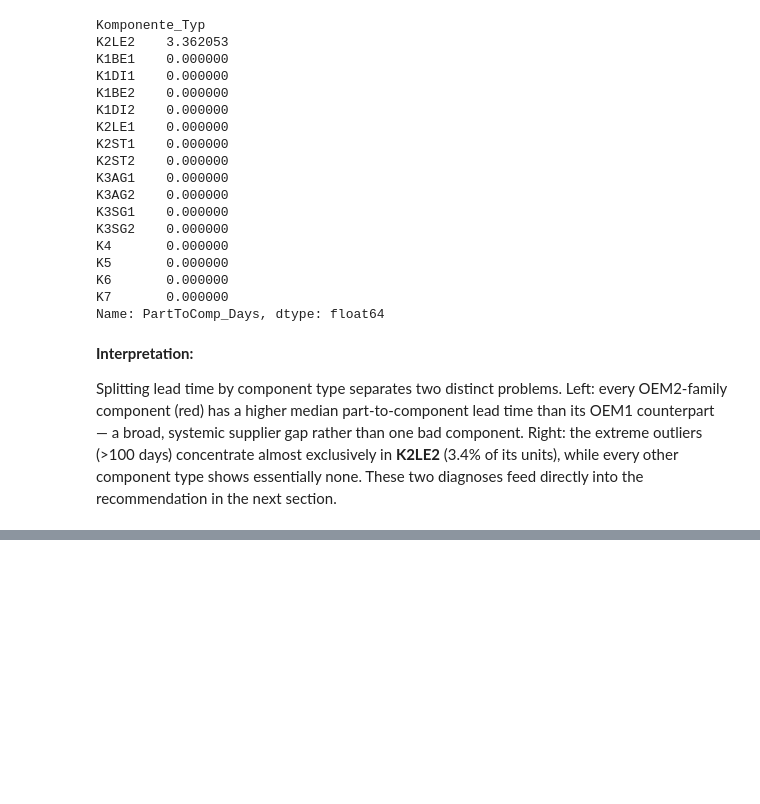
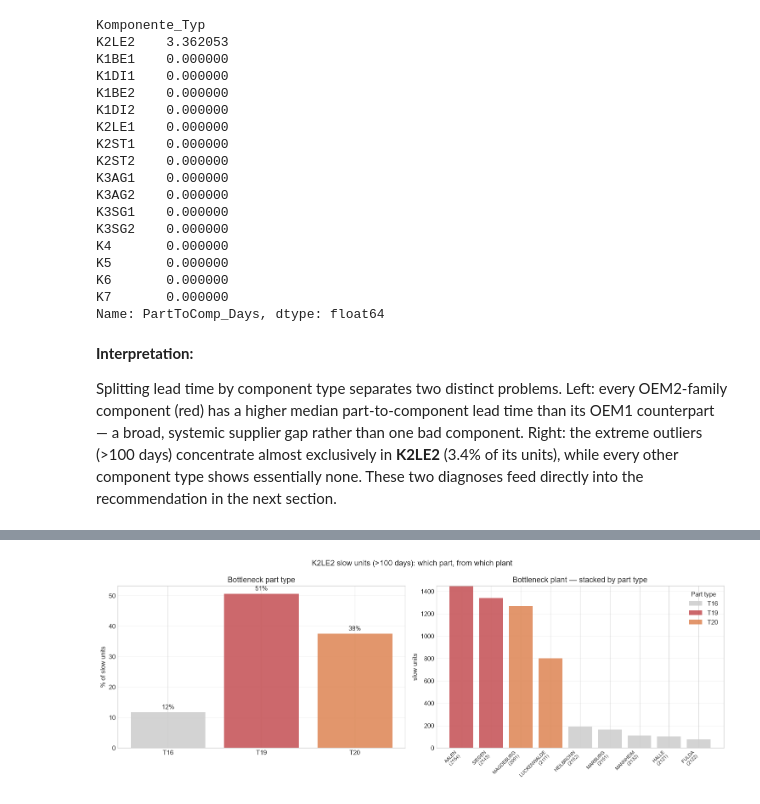
Before and after one commit to Khurram1102/Group_40_IEDA, a Jupyter notebook: SoSe26_Case_Study_Group_40/SoSe26_Case_Study_Group_40.ipynb, the cells around one changed output, grey strips where cells are left out. Cells and saved outputs as stored; diff of their text form; code cells hidden in the pictures; blank space fills up the shorter version.

```diff
--- a/SoSe26_Case_Study_Group_40/SoSe26_Case_Study_Group_40.ipynb
+++ b/SoSe26_Case_Study_Group_40/SoSe26_Case_Study_Group_40.ipynb
@@ -684,7 +923,7 @@ Defect rate after propagation (own flag OR any installed part defective): 39.4%
 Every part ID referenced in the 16 component BOM files was matched to a cleaned part record — **zero unmatched lookups, zero dropped or duplicated rows** (row counts equal BOM row counts for all 16 merges), and zero negative part-to-component lead times, which would be physically impossible and would indicate a date-parsing error. The defect-propagation output also confirms why the brief's rule matters: the component defect rate rises substantially once defective *installed parts* are counted, meaning most flagged components are defective due to a part inside them rather than their own assembly.
 # %%
 # =====================================================================
-# 7. MERGE COMPONENTS -> VEHICLES AND COMPUTE THE FINAL LEAD-TIME TABLE
+# 9. MERGE COMPONENTS -> VEHICLES AND COMPUTE THE FINAL LEAD-TIME TABLE
 # =====================================================================
 
 # Verified per-file: delimiter and date encoding both vary by vehicle type,
@@ -755,7 +994,18 @@ assert (final_data['LeadTime_Total_Days'] < 0).sum() == 0, 'a vehicle cannot be
 assert (final_data['Stage1_PartsToLastComponent_Days'] < 0).sum() == 0
 assert (final_data['Stage2_ComponentToVehicle_Days'] < 0).sum() == 0
 
+# --- Attach registration location + date (single validated join) ---
+# location_lookup is keyed by IDNummer (= ID_Fahrzeug here). m:1 guarantees
+# the join cannot inflate rows; the assert is the seatbelt.
+n_before = len(final_data)
+final_data = final_data.merge(
+    location_lookup, left_on='ID_Fahrzeug', right_on='IDNummer', how='left', validate='m:1')
+final_data = final_data.drop(columns='IDNummer')   # redundant after join
+assert len(final_data) == n_before, 'geo merge changed the row count'
+geo_null = final_data['Zulassung_lat'].isna().mean()
+
 print(f"\nFinal dataset: {len(final_data):,} vehicles, 0 duplicates, 0 negative lead times at any stage.")
+print(f"Geo attached: {geo_null:.4%} of vehicles ungeolocated (expected ~0.008%, the SEEG town).")
 print(f"Vehicle defect rate before propagation (own flag only): {final_data['Fehlerhaft_Own'].mean():.1%}")
 print(f"Vehicle defect rate after full propagation (own OR any component/part defective): {final_data['Fahrzeug_Fehlerhaft_Final'].mean():.1%}")
 final_data.to_csv('data/SoSe26_Case_Study_finalData_Group_40.csv', index=False)
@@ -901,0 +1143,61 @@ Splitting lead time by component type separates two distinct problems. Left: eve
+# %%
+# =====================================================================
+# 12. PART-LEVEL DIAGNOSIS: Trace slow K2LE2 units back to their oldest (bottleneck) part
+# =====================================================================
+
+k2le2_parts = ['T16', 'T19', 'T20']   # the 3 parts feeding K2LE2 (from K_TO_T)
+parts = pd.concat([pd.read_pickle(f'data/cleaned/Einzelteil_{t}.pkl').assign(Part_Typ=t)
+                   for t in k2le2_parts], ignore_index=True)
+
+# Rebuild the K2LE2 BOM: which part sits in which K2LE2 component
+bom = pd.read_csv('data/Bestandteile_Komponente_K2LE2.csv', sep=';')
+bom.columns = [c.strip() for c in bom.columns]
+long = (bom[['ID_K2LE2'] + [f'ID_{t}' for t in k2le2_parts]]
+        .melt(id_vars='ID_K2LE2', value_name='PartID')[['ID_K2LE2', 'PartID']].dropna()
+        .merge(parts, left_on='PartID', right_on='IDNummer', how='left'))
+
+# Slow = the >100-day tail; for each slow unit, find its OLDEST part (the bottleneck)
+slow_ids = set(comp_full_all.query("Komponente_Typ == 'K2LE2' and PartToComp_Days > 100")['Komponente_ID'])
+long['is_slow'] = long['ID_K2LE2'].isin(slow_ids)
+slow = long[long['is_slow']]
+oldest = slow.loc[slow.groupby('ID_K2LE2')['Produktionsdatum'].idxmin()]
+
+# Plant number -> town name, via the Tier2 geodata
+tier2 = pd.read_pickle('data/cleaned/Geodaten_Tier2_Werke.pkl')
+plant_names = dict(zip(tier2['Werk'].astype(str), tier2['Ort']))
+
+part_colors = {'T16': '#CCCCCC', 'T19': '#C44E52', 'T20': '#DD8452'}
+
+fig, axes = plt.subplots(1, 2, figsize=(15, 5.5))
+fig.suptitle('K2LE2 slow units (>100 days): which part, from which plant', fontsize=13)
+
+# Panel 1: which part type is the bottleneck
+by_type = oldest['Part_Typ'].value_counts(normalize=True).mul(100).reindex(k2le2_parts)
+axes[0].bar(by_type.index, by_type.values, color=[part_colors[t] for t in by_type.index], alpha=0.85)
+for i, v in enumerate(by_type.values):
+    axes[0].text(i, v + 1, f'{v:.0f}%', ha='center')
+axes[0].set_ylabel('% of slow units'); axes[0].set_title('Bottleneck part type'); axes[0].grid(axis='y', alpha=0.3)
+
+# Panel 2: top plants, each bar stacked by which part type it supplied
+top_plants = oldest['Werksnummer'].astype('Int64').value_counts().head(9).index
+pivot = (oldest[oldest['Werksnummer'].astype('Int64').isin(top_plants)]
+         .assign(Werksnummer=lambda d: d['Werksnummer'].astype('Int64'))
+         .groupby(['Werksnummer', 'Part_Typ']).size().unstack(fill_value=0).reindex(top_plants))
+
+bottom = None
+for t in k2le2_parts:
+    if t in pivot.columns:
+        axes[1].bar(range(len(pivot)), pivot[t], bottom=bottom, label=t, color=part_colors[t], alpha=0.85)
+        bottom = pivot[t] if bottom is None else bottom + pivot[t]
+
+axes[1].set_xticks(range(len(pivot)))
+axes[1].set_xticklabels([f"{plant_names.get(str(p), '?')}\n({p})" for p in pivot.index],
+                        rotation=45, ha='right', fontsize=8)
+axes[1].set_ylabel('slow units'); axes[1].set_title('Bottleneck plant — stacked by part type')
+axes[1].legend(title='Part type'); axes[1].grid(axis='y', alpha=0.3)
+
+plt.tight_layout()
+plt.savefig('data/additional_files/k2le2_bottleneck.png', dpi=130)
+plt.show()
+# %% [output]
+[figure, added]
```
Also changed, not shown: parts of 20 cells of this notebook.
